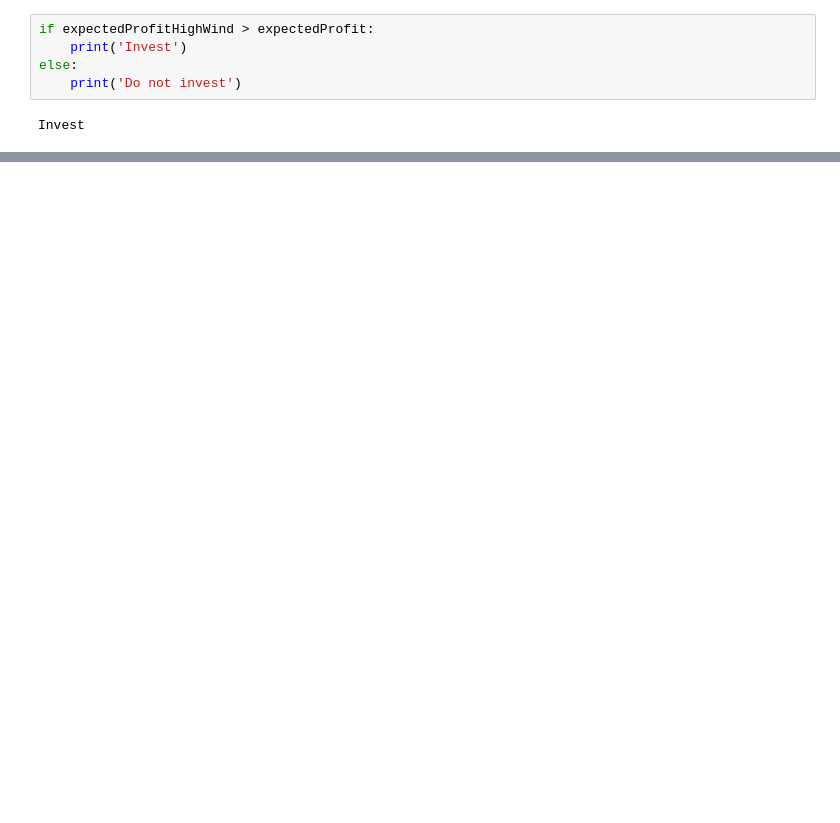
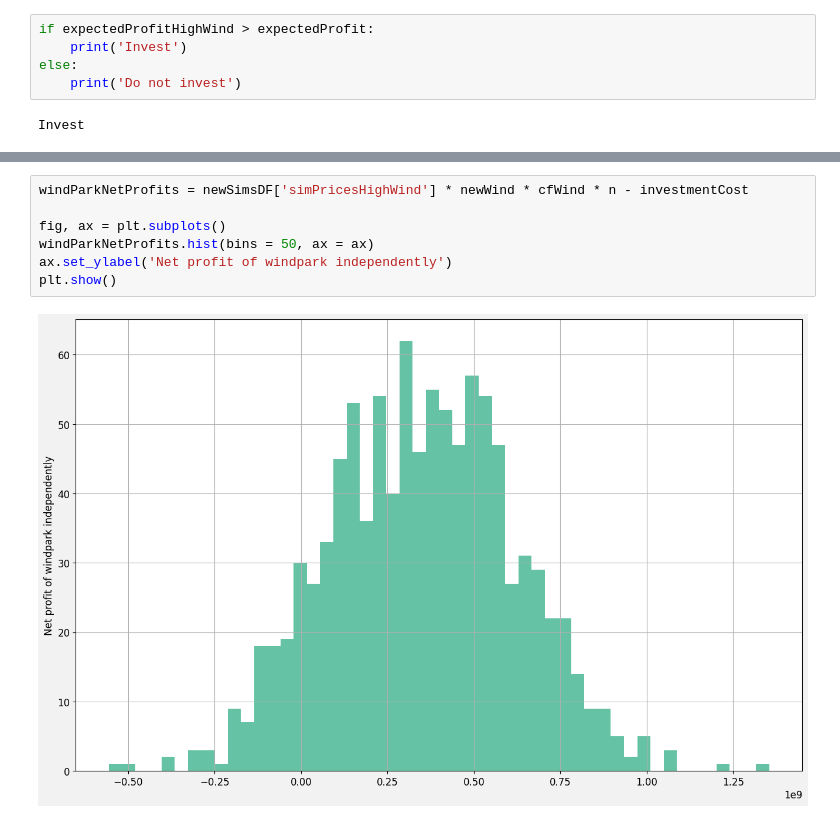
Before and after one commit to sebalexsmith/MET2010, a Jupyter notebook: Labs/Lab 11.ipynb, the cells around one changed output, grey strips where cells are left out. Saved outputs shown, nothing was run; the diff lists cells and outputs as text; blank space fills up the shorter version.

```diff
--- a/Labs/Lab 11.ipynb
+++ b/Labs/Lab 11.ipynb
@@ -262,0 +263,9 @@ Probability of loss, investment:         2.8000000000000003
+# %%
+windParkNetProfits = newSimsDF['simPricesHighWind'] * newWind * cfWind * n - investmentCost
+
+fig, ax = plt.subplots()
+windParkNetProfits.hist(bins = 50, ax = ax)
+ax.set_ylabel('Net profit of windpark independently')
+plt.show()
+# %% [output]
+[figure, added]
```
Also changed, not shown: parts of 9 cells of this notebook.
